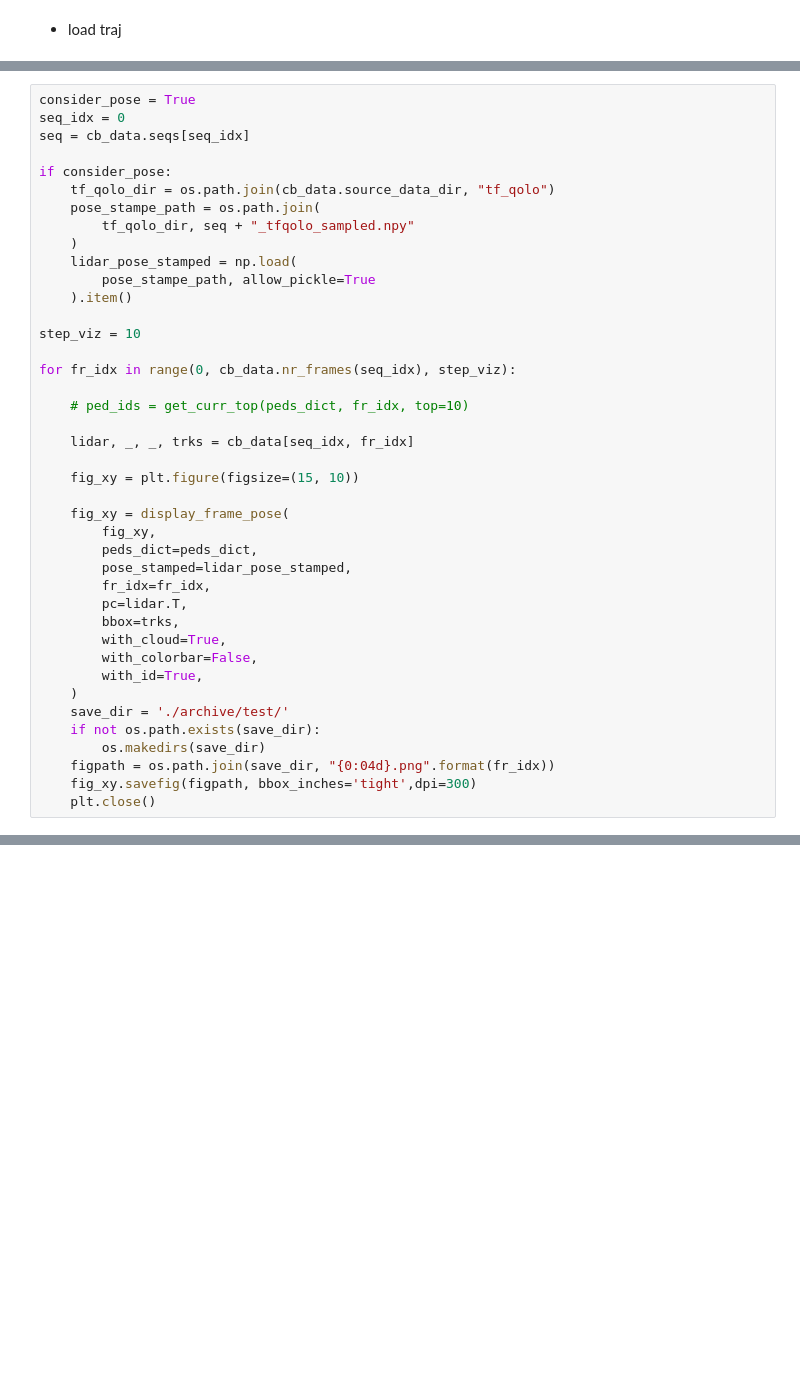
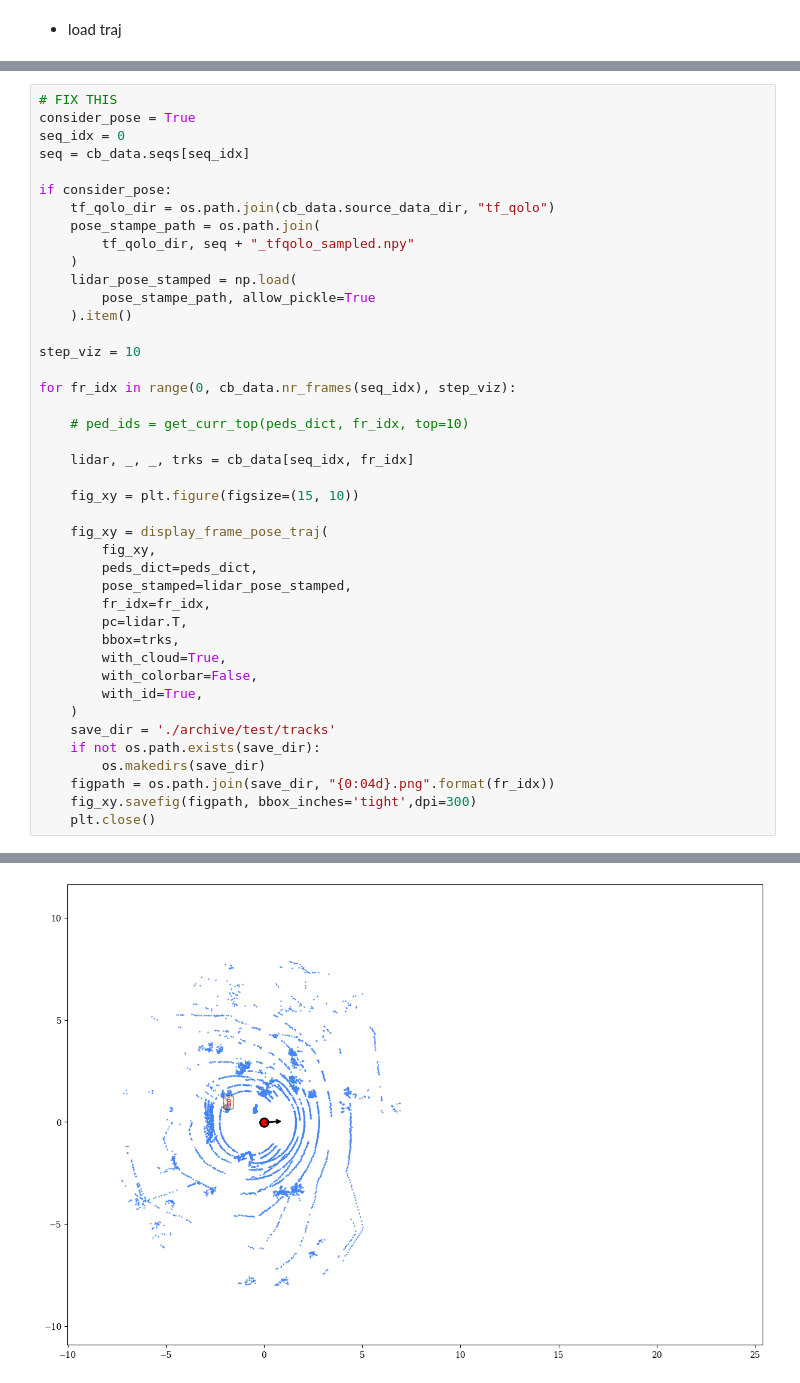
Before and after one commit to SCAI-Lab/crowdbot-evaluation-tools, a Jupyter notebook: notebooks/viz_img_2d.ipynb, the cells around one changed output, grey strips where cells are left out. Saved outputs shown, nothing was run; the diff lists cells and outputs as text; blank space fills up the shorter version.

```diff
--- a/notebooks/viz_img_2d.ipynb
+++ b/notebooks/viz_img_2d.ipynb
@@ -1710,4 +1720,5 @@ plt.show()
 # %%
+# FIX THIS
 consider_pose = True
 seq_idx = 0
 seq = cb_data.seqs[seq_idx]
@@ -1731,7 +1742,7 @@ for fr_idx in range(0, cb_data.nr_frames(seq_idx), step_viz):
 
     fig_xy = plt.figure(figsize=(15, 10))
 
-    fig_xy = display_frame_pose(
+    fig_xy = display_frame_pose_traj(
         fig_xy,
         peds_dict=peds_dict,
         pose_stamped=lidar_pose_stamped,
@@ -1742,9 +1753,10 @@ for fr_idx in range(0, cb_data.nr_frames(seq_idx), step_viz):
         with_colorbar=False,
         with_id=True,
     )
-    save_dir = './archive/test/'
+    save_dir = './archive/test/tracks'
     if not os.path.exists(save_dir):
         os.makedirs(save_dir)
     figpath = os.path.join(save_dir, "{0:04d}.png".format(fr_idx))
     fig_xy.savefig(figpath, bbox_inches='tight',dpi=300)
     plt.close()
+# %% [output]
@@ -1750,0 +1765 @@ for fr_idx in range(0, cb_data.nr_frames(seq_idx), step_viz):
+[figure, added]
```
Also changed, not shown: parts of 14 cells of this notebook, 1 other file.
